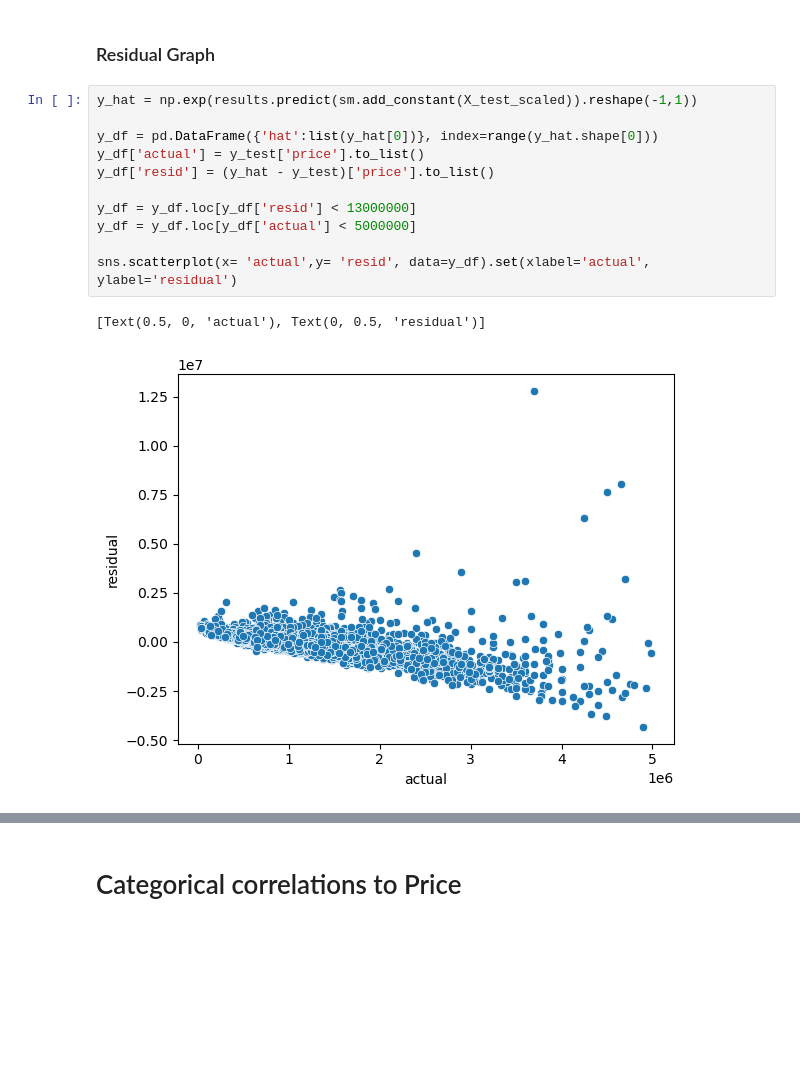
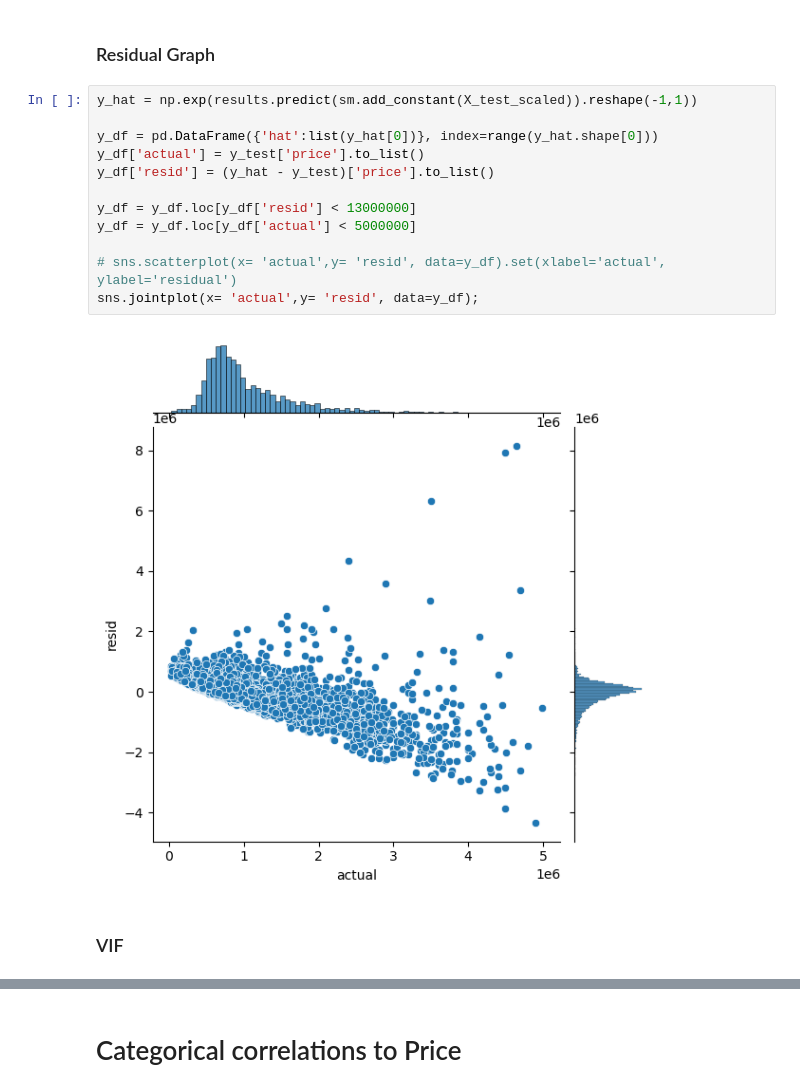
Before and after one commit to alexanderdaffara/HousingSalesRegression, a Jupyter notebook: Alex_Notebook.ipynb, the cells around one changed output, grey strips where cells are left out. Saved outputs shown, nothing was run; the diff lists cells and outputs as text; blank space fills up the shorter version.

```diff
--- a/Alex_Notebook.ipynb
+++ b/Alex_Notebook.ipynb
@@ -980,14 +918,16 @@ Notes:
 # %%
 y_hat = np.exp(results.predict(sm.add_constant(X_test_scaled)).reshape(-1,1))
 
 y_df = pd.DataFrame({'hat':list(y_hat[0])}, index=range(y_hat.shape[0]))
 y_df['actual'] = y_test['price'].to_list()
 y_df['resid'] = (y_hat - y_test)['price'].to_list()
 
 y_df = y_df.loc[y_df['resid'] < 13000000]
 y_df = y_df.loc[y_df['actual'] < 5000000]
 
-sns.scatterplot(x= 'actual',y= 'resid', data=y_df).set(xlabel='actual', ylabel='residual')
+# sns.scatterplot(x= 'actual',y= 'resid', data=y_df).set(xlabel='actual', ylabel='residual')
+sns.jointplot(x= 'actual',y= 'resid', data=y_df);
 # %% [output]
-[Text(0.5, 0, 'actual'), Text(0, 0.5, 'residual')]
-[figure, old version]
+[figure, new version]
+# %% [markdown]
+### VIF
```
Also changed, not shown: parts of 19 cells of this notebook.
